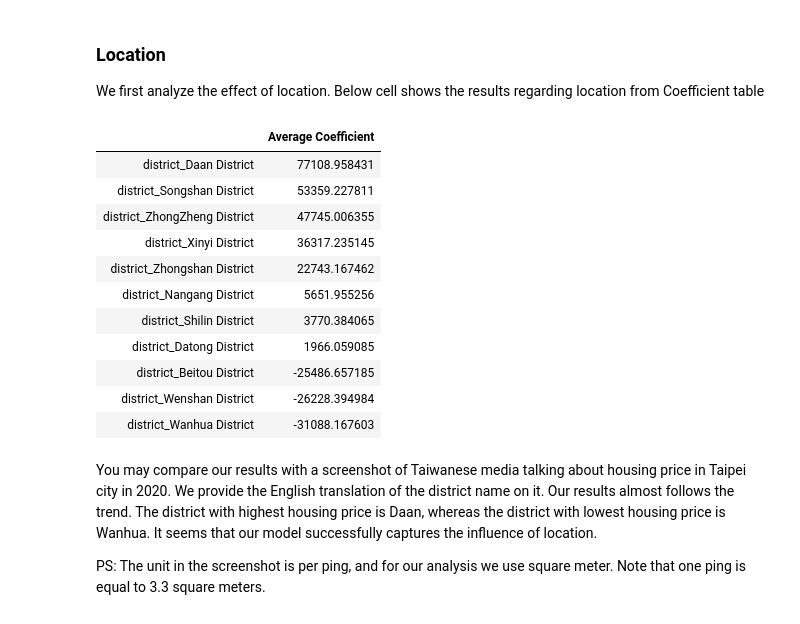
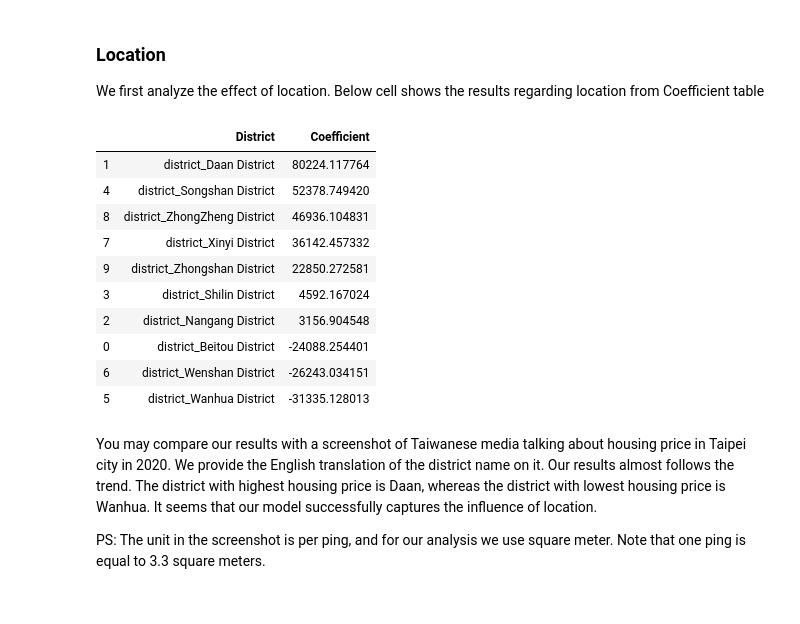
Before and after one commit to BurgerWu/Predicting-Housing-Price-in-Taipei-City, a Jupyter notebook: Predicting House Price in Taipei City-Unit.ipynb, the cells around one changed output. Cells and saved outputs as stored; diff of their text form; code cells hidden in the pictures.

```diff
--- a/Predicting House Price in Taipei City-Unit.ipynb
+++ b/Predicting House Price in Taipei City-Unit.ipynb
@@ -533,22 +595,17 @@ Warnings:
 # %%
 #We create a metrics table to present the R square and root mean square metrics of our model
-Metrics_Table = pd.DataFrame(index = ["LR_OLS_TRAIN","LR_OLS_TEST","LR_OLS_R1","LR_OLS_R2","LR_OLS_R3","LR_OLS_R4","LR_OLS_R5"],\
-                             columns = ["R squared", "RMSE"])
+Metrics_Table = pd.DataFrame(index = ["LR_OLS_R1","LR_OLS_R2","LR_OLS_R3","LR_OLS_R4","LR_OLS_R5"],\
+                             columns = ["R squared from training set", "RMSE from test set"])
 
-#Here we input our result of training set and test set
-Metrics_Table.loc["LR_OLS_TRAIN","R squared"] = LR_OLS_result.rsquared
-Metrics_Table.loc["LR_OLS_TEST","R squared"] = r2_score(y_test,LR_OLS_result.predict(x_test))
-Metrics_Table.loc["LR_OLS_TRAIN","RMSE"] = np.sqrt(mean_squared_error(LR_OLS_result.predict(x_train),y_train))
-Metrics_Table.loc["LR_OLS_TEST","RMSE"] = np.sqrt(mean_squared_error(LR_OLS_result.predict(x_test),y_test))
-
+Dataset["intercept"] = 1
 Coef_Table = pd.DataFrame(index = list(Dataset.columns))
 
 for i in range(1,6):
     x_train1, x_test1, y_train1, y_test1 = train_test_split(Dataset, Resident_Dataset["unit ntd nocarpark"], test_size=0.3, random_state = i)
     LR_OLS2 = sm.OLS(y_train1, x_train1)
     LR_OLS2_result = LR_OLS2.fit()
-    Metrics_Table.loc["LR_OLS_R" + str(i), "R squared"] = LR_OLS2_result.rsquared
-    Metrics_Table.loc["LR_OLS_R" + str(i), "RMSE"] = np.sqrt(mean_squared_error(LR_OLS2_result.predict(x_test1),y_test1))
+    Metrics_Table.loc["LR_OLS_R" + str(i), "R squared from training set"] = LR_OLS2_result.rsquared
+    Metrics_Table.loc["LR_OLS_R" + str(i), "RMSE from test set"] = np.sqrt(mean_squared_error(LR_OLS2_result.predict(x_test1),y_test1))
     Coef_Table["LR_OLS_R" + str(i) + "_Coef"] = list(LR_OLS2_result.params)
 
 #Calculate average coefficient value of five regressions
@@ -562,4 +619,6 @@ plt.ylabel("Coefficient")
 plt.title("Comparison of coefficients of different regression")
 plt.legend(["center"])
 plt.plot(Coef_Table, label = Coef_Table.columns)
+
+display(Coef_Table)
 # %% [output]
@@ -585,0 +660,16 @@ Metrics_Table
+# %%
+#Create a new dataframe
+Final_Gain_Table = pd.DataFrame(columns = ["Coefficient","Coefficient_Normalized","P value"], index = list(Dataset.columns))
+normalize_factor2 = []
+
+#Get normalize factor to scale the coefficient
+for fea in list(Dataset.columns):
+    maxval = Dataset[fea].max()
+    minval = Dataset[fea].min()
+    normalize_factor2.append(maxval-minval)
+
+#Write values into the table
+Final_Gain_Table["Coefficient"] = LR_OLS2_result.params
+Final_Gain_Table["Coefficient_Normalized"] = Final_Gain_Table["Coefficient"]*normalize_factor2
+Final_Gain_Table["P value"] = round(LR_OLS2_result.pvalues,5)
+Final_Gain_Table
@@ -590,22 +699,24 @@ Metrics_Table
  We first analyze the effect of location. Below cell shows the results regarding location from Coefficient table
 # %%
 #Load coefficient of location related features from coefficient table
-Location_Series = pd.DataFrame(Coef_Table.iloc[0:11,5])
-Location_Series.columns = ["Average Coefficient"]
-Location_Series.sort_values(by = "Average Coefficient", ascending = False)
+Location_Series = pd.DataFrame(columns = ["District","Coefficient"])
+for index in list(Final_Gain_Table.index):
+    if "district" in index:
+        Location_Series = Location_Series.append({"District":index,"Coefficient":Final_Gain_Table.loc[index,"Coefficient"]}, ignore_index=True)
+
+Location_Series.sort_values(by = "Coefficient", ascending = False)
 # %% [output]
-|  | Average Coefficient |
-| district_Daan District | 77108.958431 |
-| district_Songshan District | 53359.227811 |
-| district_ZhongZheng District | 47745.006355 |
-| district_Xinyi District | 36317.235145 |
-| district_Zhongshan District | 22743.167462 |
-| district_Nangang District | 5651.955256 |
-| district_Shilin District | 3770.384065 |
-| district_Datong District | 1966.059085 |
-| district_Beitou District | -25486.657185 |
-| district_Wenshan District | -26228.394984 |
-| district_Wanhua District | -31088.167603 |
+|  | District | Coefficient |
+| 1 | district_Daan District | 80224.117764 |
+| 4 | district_Songshan District | 52378.749420 |
+| 8 | district_ZhongZheng District | 46936.104831 |
+| 7 | district_Xinyi District | 36142.457332 |
+| 9 | district_Zhongshan District | 22850.272581 |
+| 3 | district_Shilin District | 4592.167024 |
+| 2 | district_Nangang District | 3156.904548 |
+| 0 | district_Beitou District | -24088.254401 |
+| 6 | district_Wenshan District | -26243.034151 |
+| 5 | district_Wanhua District | -31335.128013 |
 # %% [markdown]
 You may compare our results with a screenshot of Taiwanese media talking about housing price in Taipei city in 2020. We provide the English translation of the district name on it. Our results almost follows the trend. The district with highest housing price is Daan, whereas the district with lowest housing price is Wanhua. It seems that our model successfully captures the influence of location.
 
```
Also changed, not shown: parts of 54 cells of this notebook.
